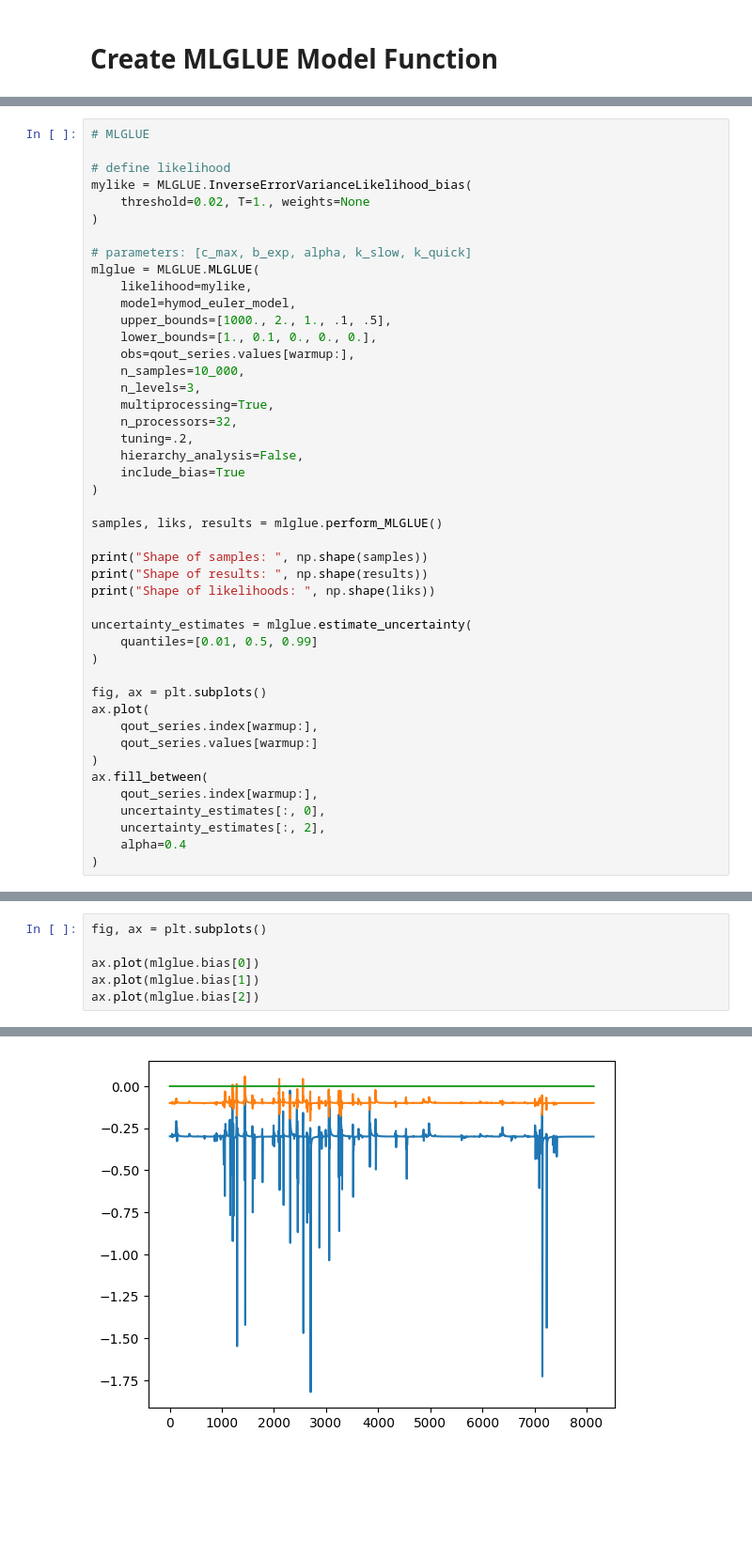
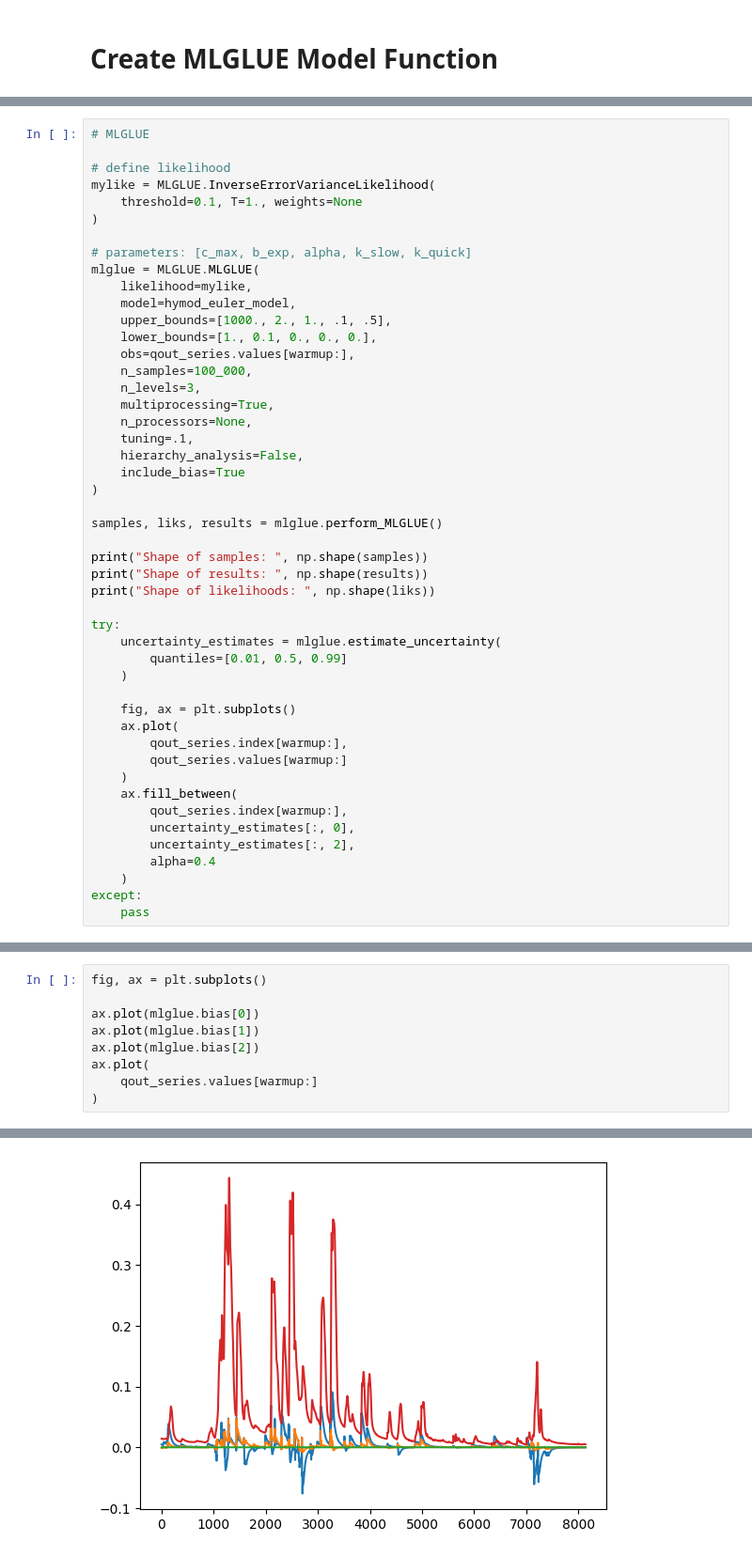
Before and after one commit to iGW-TU-Dresden/MLGLUE, a Jupyter notebook: EX02_HYMOD.ipynb, the cells around one changed output, grey strips where cells are left out. Shown at 94% size. Drawn from its saved outputs; the diff is of its cells as text; blank space fills up the shorter version.

```diff
--- a/EX02_HYMOD.ipynb
+++ b/EX02_HYMOD.ipynb
@@ -401,8 +408,8 @@ IndexError: too many indices for array: array is 1-dimensional, but 2 were index
 # MLGLUE
 
 # define likelihood
-mylike = MLGLUE.InverseErrorVarianceLikelihood_bias(
-    threshold=0.02, T=1., weights=None
+mylike = MLGLUE.InverseErrorVarianceLikelihood(
+    threshold=0.1, T=1., weights=None
 )
 
 # parameters: [c_max, b_exp, alpha, k_slow, k_quick]
@@ -412,11 +419,11 @@ mlglue = MLGLUE.MLGLUE(
     upper_bounds=[1000., 2., 1., .1, .5],
     lower_bounds=[1., 0.1, 0., 0., 0.],
     obs=qout_series.values[warmup:],
-    n_samples=10_000,
+    n_samples=100_000,
     n_levels=3,
     multiprocessing=True,
-    n_processors=32,
-    tuning=.2,
+    n_processors=None,
+    tuning=.1,
     hierarchy_analysis=False,
     include_bias=True
 )
@@ -427,20 +434,23 @@ print("Shape of samples: ", np.shape(samples))
 print("Shape of results: ", np.shape(results))
 print("Shape of likelihoods: ", np.shape(liks))
 
-uncertainty_estimates = mlglue.estimate_uncertainty(
-    quantiles=[0.01, 0.5, 0.99]
-)
+try:
+    uncertainty_estimates = mlglue.estimate_uncertainty(
+        quantiles=[0.01, 0.5, 0.99]
+    )
 
-fig, ax = plt.subplots()
-ax.plot(
-    qout_series.index[warmup:],
-    qout_series.values[warmup:]
-)
-ax.fill_between(
-    qout_series.index[warmup:],
-    uncertainty_estimates[:, 0],
-    uncertainty_estimates[:, 2],
-    alpha=0.4
-)
+    fig, ax = plt.subplots()
+    ax.plot(
+        qout_series.index[warmup:],
+        qout_series.values[warmup:]
+    )
+    ax.fill_between(
+        qout_series.index[warmup:],
+        uncertainty_estimates[:, 0],
+        uncertainty_estimates[:, 2],
+        alpha=0.4
+    )
+except:
+    pass
 # %% [output]
 No samples provided, using uniform sampling...
@@ -475,10 +487,13 @@ ValueError: array of sample points is empty
 # %%
 fig, ax = plt.subplots()
 
 ax.plot(mlglue.bias[0])
 ax.plot(mlglue.bias[1])
 ax.plot(mlglue.bias[2])
+ax.plot(
+    qout_series.values[warmup:]
+)
 # %% [output]
 [<matplotlib.lines.Line2D at 0x...>]
-[figure, old version]
+[figure, new version]
 # %%
```
Also changed, not shown: parts of 5 cells of this notebook.
